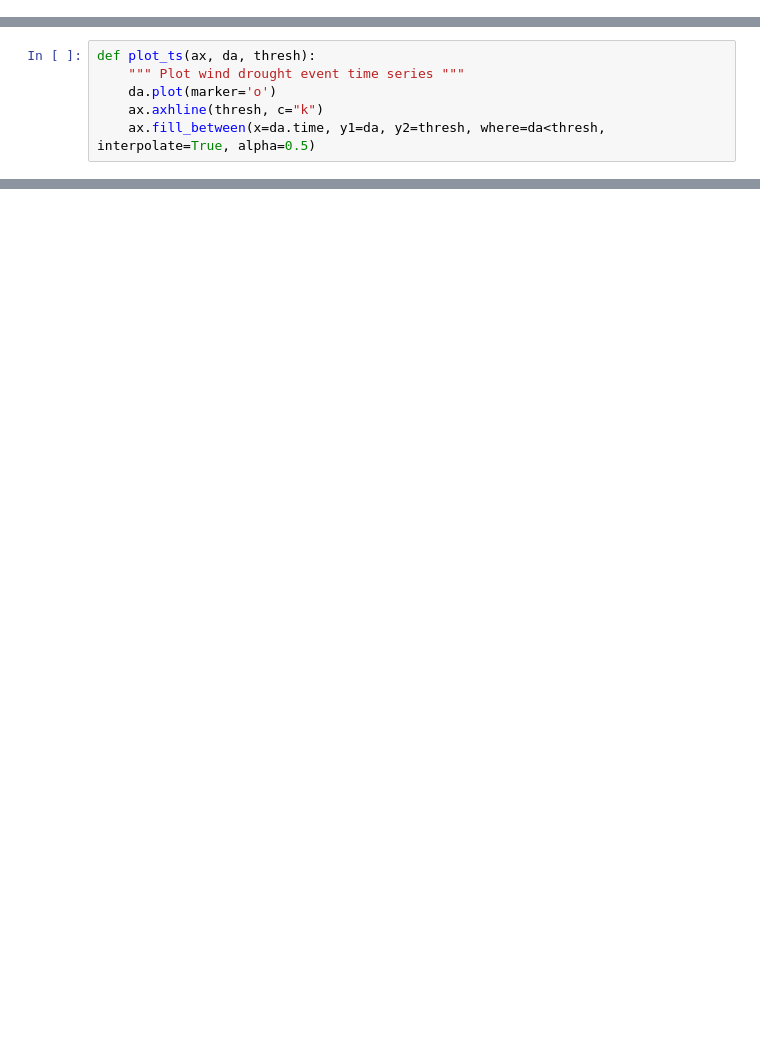
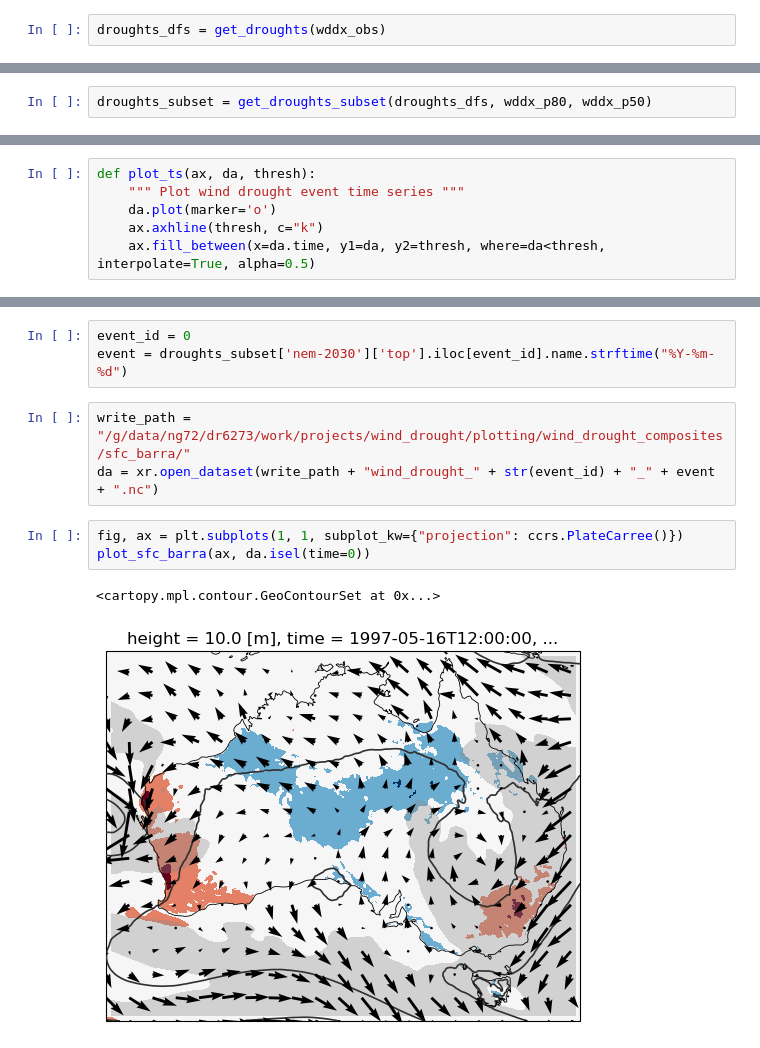
Before and after one commit to dougrichardson/wind_drought, a Jupyter notebook: 13_dynamics.ipynb, the cells around one changed output, grey strips where cells are left out. Drawn from its saved outputs; the diff is of its cells as text; blank space fills up the shorter version.

```diff
--- a/13_dynamics.ipynb
+++ b/13_dynamics.ipynb
@@ -230,3 +253,5 @@ for r, da in wddx_obs.items():
+# %%
+droughts_dfs = get_droughts(wddx_obs)
 # %%
 droughts_dfs['nem-2030'].sort_values(['WDDx'], ascending=False).head(n=10)
 # %% [output]
@@ -269,3 +279,5 @@ for r, df in droughts_dfs.items():
+# %%
+droughts_subset = get_droughts_subset(droughts_dfs, wddx_p80, wddx_p50)
 # %%
 droughts_subset['nem-2030']['top']
 # %% [output]
@@ -993,0 +718,12 @@ plot_event(droughts_subset["nem-2030"]["top"], 2)
+# %%
+event_id = 0
+event = droughts_subset['nem-2030']['top'].iloc[event_id].name.strftime("%Y-%m-%d")
+# %%
+write_path = "/g/data/ng72/dr6273/work/projects/wind_drought/plotting/wind_drought_composites/sfc_barra/"
+da = xr.open_dataset(write_path + "wind_drought_" + str(event_id) + "_" + event + ".nc")
+# %%
+fig, ax = plt.subplots(1, 1, subplot_kw={"projection": ccrs.PlateCarree()})
+plot_sfc_barra(ax, da.isel(time=0))
+# %% [output]
+<cartopy.mpl.contour.GeoContourSet at 0x...>
+[figure, added]
```
Also changed, not shown: parts of 47 cells of this notebook, 12 other files.
